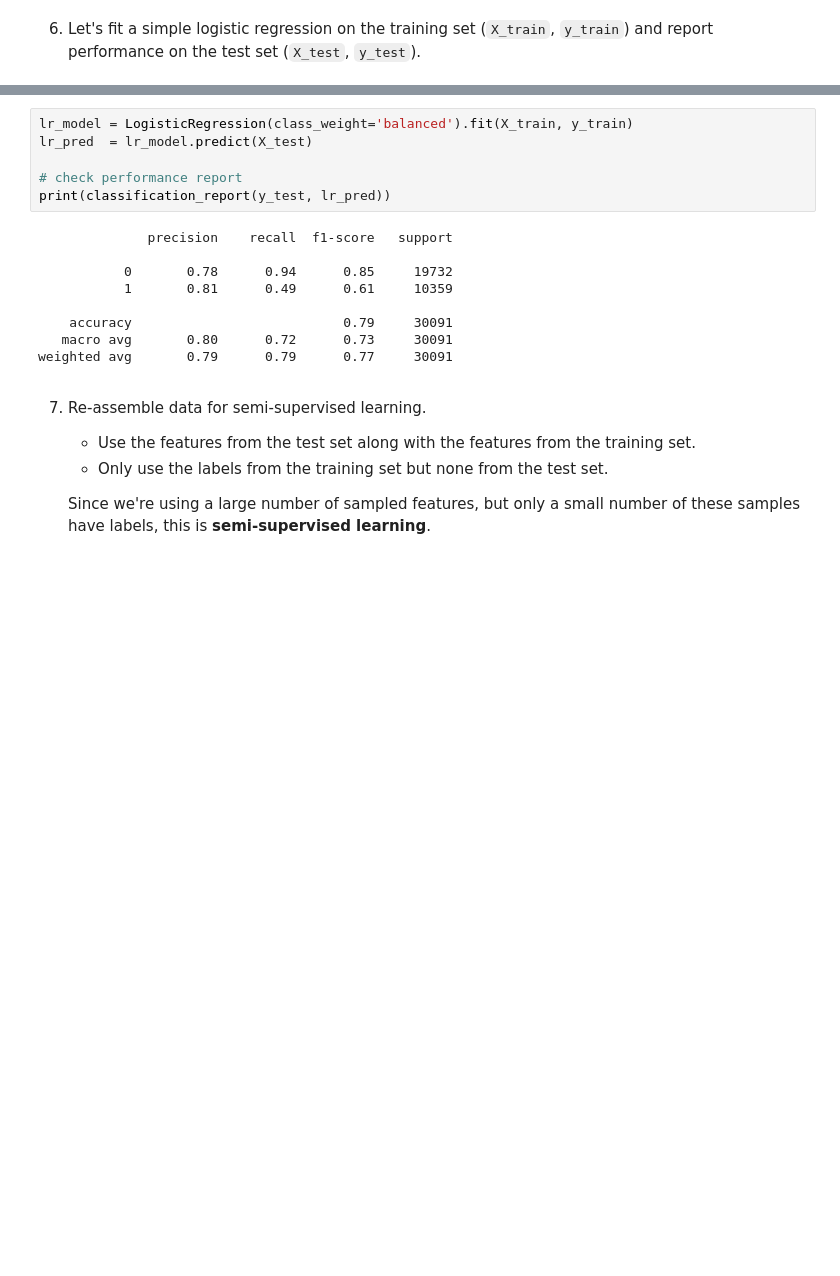
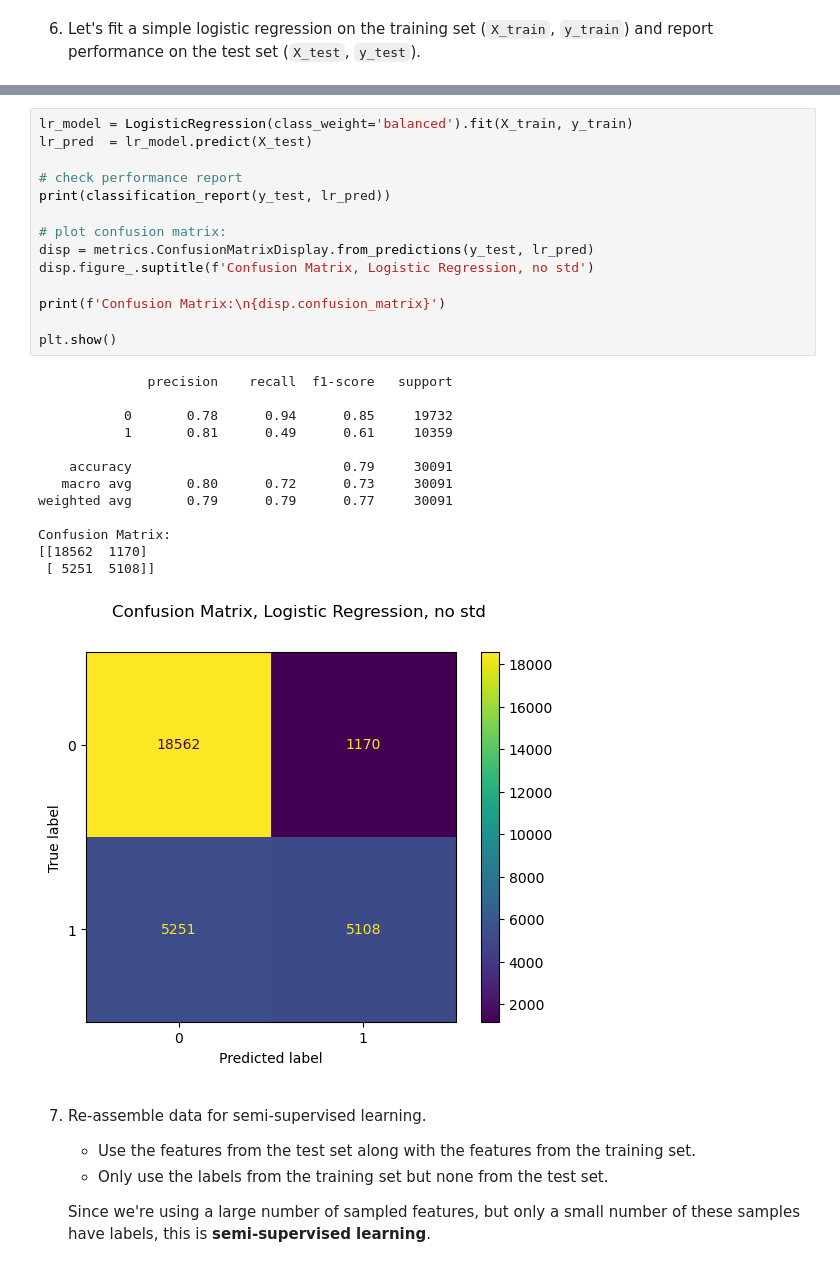
Before and after one commit to frslee/FrederickMLE-9, a Jupyter notebook: assignments/week-8-unsupervised-ML/nb/new-product-launch.ipynb, the cells around one changed output, grey strips where cells are left out. Saved outputs shown, nothing was run; the diff lists cells and outputs as text; blank space fills up the shorter version.

```diff
--- a/assignments/week-8-unsupervised-ML/nb/new-product-launch.ipynb
+++ b/assignments/week-8-unsupervised-ML/nb/new-product-launch.ipynb
@@ -853,18 +1039,31 @@ assert type(X_train).__module__ == type(y_train).__module__ == np.__name__  # al
 # %%
 lr_model = LogisticRegression(class_weight='balanced').fit(X_train, y_train)
 lr_pred  = lr_model.predict(X_test)
 
 # check performance report
 print(classification_report(y_test, lr_pred))
+
+# plot confusion matrix:
+disp = metrics.ConfusionMatrixDisplay.from_predictions(y_test, lr_pred)
+disp.figure_.suptitle(f'Confusion Matrix, Logistic Regression, no std')
+
+print(f'Confusion Matrix:\n{disp.confusion_matrix}')
+
+plt.show()
 # %% [output]
               precision    recall  f1-score   support
 
            0       0.78      0.94      0.85     19732
            1       0.81      0.49      0.61     10359
 
     accuracy                           0.79     30091
    macro avg       0.80      0.72      0.73     30091
 weighted avg       0.79      0.79      0.77     30091
+
+Confusion Matrix:
+[[18562  1170]
+ [ 5251  5108]]
+[figure, added]
 # %% [markdown]
 7. Re-assemble data for semi-supervised learning.
     - Use the features from the test set along with the features from the training set.
```
Also changed, not shown: parts of 30 cells of this notebook.
